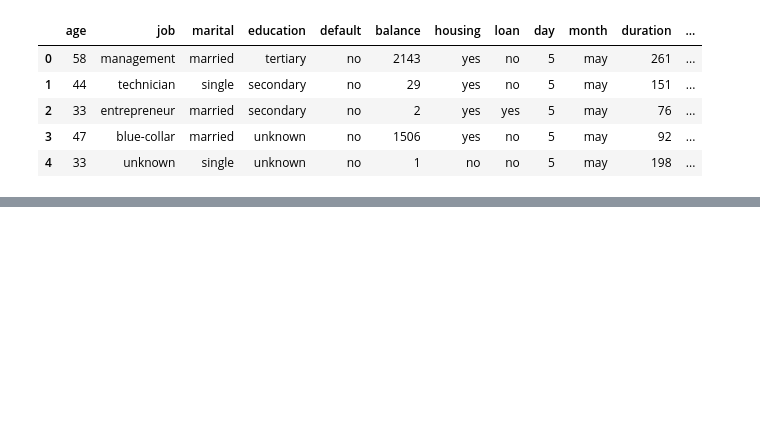
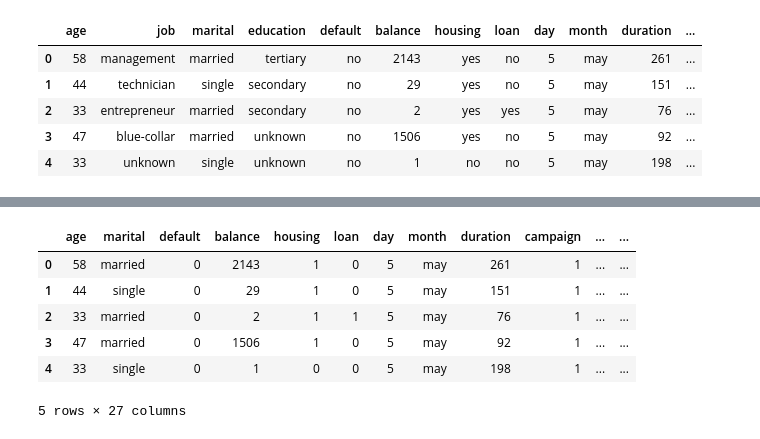
Before and after one commit to Abdullah-Nazly/ML_CW, a Jupyter notebook: Neural_Net.ipynb, the cells around one changed output, grey strips where cells are left out. Saved outputs shown, nothing was run; the diff lists cells and outputs as text; code cells hidden in the pictures; blank space fills up the shorter version.

```diff
--- a/Neural_Net.ipynb
+++ b/Neural_Net.ipynb
@@ -184,0 +213,22 @@ print(df.duplicated().sum())  # Count the number of duplicate rows
+# %%
+# Apply One-Hot Encoding to the 'job' column
+df_encoded = pd.get_dummies(df['job'], prefix='job')
+
+# Convert True/False to 1/0
+df_encoded = df_encoded.astype(int)
+
+# Optionally, concatenate the encoded columns with the original dataframe
+df = pd.concat([df, df_encoded], axis=1)
+
+# Drop the original 'job' column (optional)
+df.drop('job', axis=1, inplace=True)
+
+df.head()
+# %% [output]
+|  | age | marital | default | balance | housing | loan | day | month | duration | campaign | ... | ... |
+| 0 | 58 | married | 0 | 2143 | 1 | 0 | 5 | may | 261 | 1 | ... | ... |
+| 1 | 44 | single | 0 | 29 | 1 | 0 | 5 | may | 151 | 1 | ... | ... |
+| 2 | 33 | married | 0 | 2 | 1 | 1 | 5 | may | 76 | 1 | ... | ... |
+| 3 | 47 | married | 0 | 1506 | 1 | 0 | 5 | may | 92 | 1 | ... | ... |
+| 4 | 33 | single | 0 | 1 | 0 | 0 | 5 | may | 198 | 1 | ... | ... |
+5 rows × 27 columns
```
Also changed, not shown: parts of 17 cells of this notebook, 2 other files.
